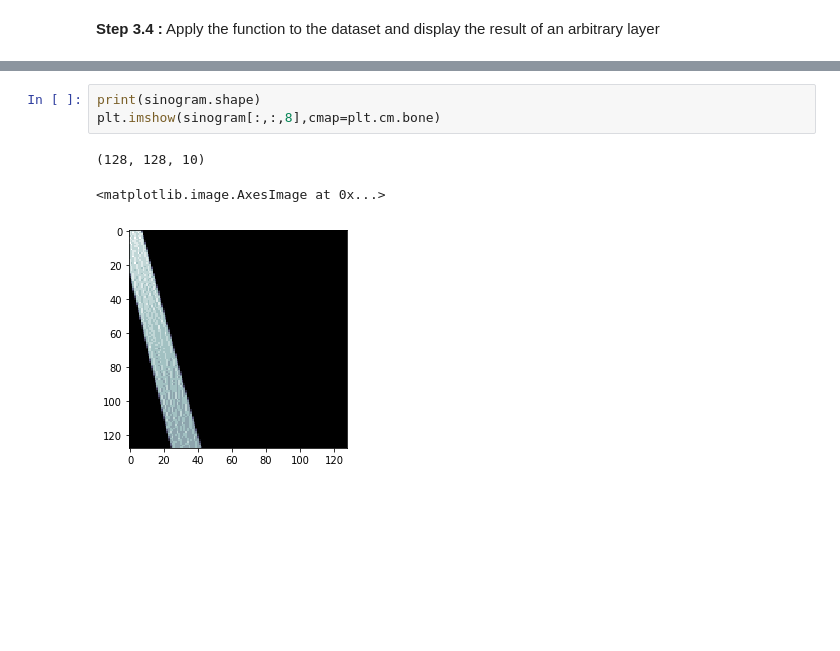
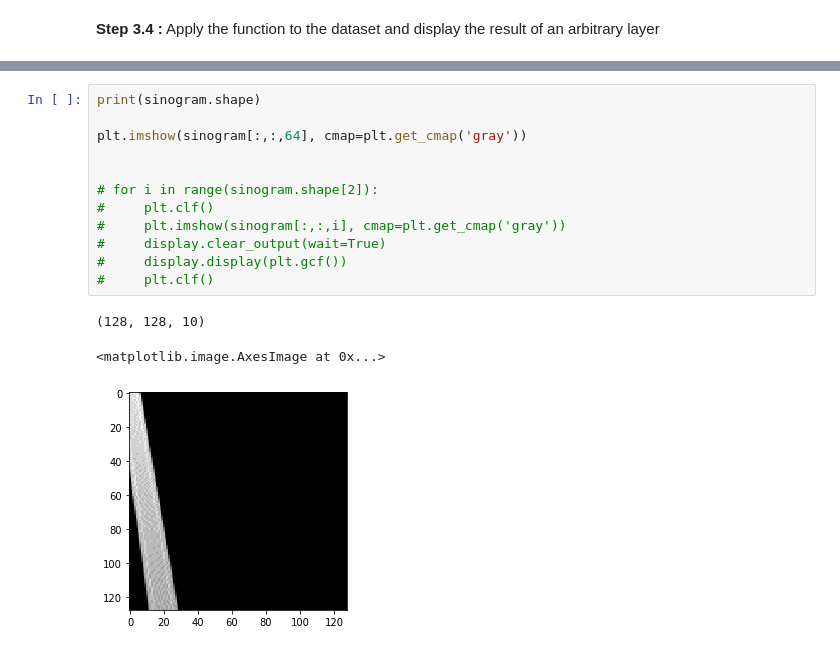
Before and after one commit to niazoys/Tomographic-Reconstruction-From-Sinogram, a Jupyter notebook: AR_Assignment3.ipynb, the cells around one changed output, grey strips where cells are left out. Saved outputs shown, nothing was run; the diff lists cells and outputs as text; blank space fills up the shorter version.

```diff
--- a/AR_Assignment3.ipynb
+++ b/AR_Assignment3.ipynb
@@ -477,7 +487,16 @@ sinogram=reconstruct_3d(sinogram,phantom_size)
-# %%
-print(sinogram.shape)
-plt.imshow(sinogram[:,:,8],cmap=plt.cm.bone)
-# %% [output]
-(128, 128, 10)
-<matplotlib.image.AxesImage at 0x...>
-[figure, removed]
+# %%
+print(sinogram.shape)
+
+plt.imshow(sinogram[:,:,64], cmap=plt.get_cmap('gray'))
+
+
+# for i in range(sinogram.shape[2]):
+#     plt.clf()
+#     plt.imshow(sinogram[:,:,i], cmap=plt.get_cmap('gray'))
+#     display.clear_output(wait=True)
+#     display.display(plt.gcf())
+#     plt.clf()
+# %% [output]
+(128, 128, 10)
+<matplotlib.image.AxesImage at 0x...>
+[figure, added]
```
Also changed, not shown: parts of 4 cells of this notebook.
